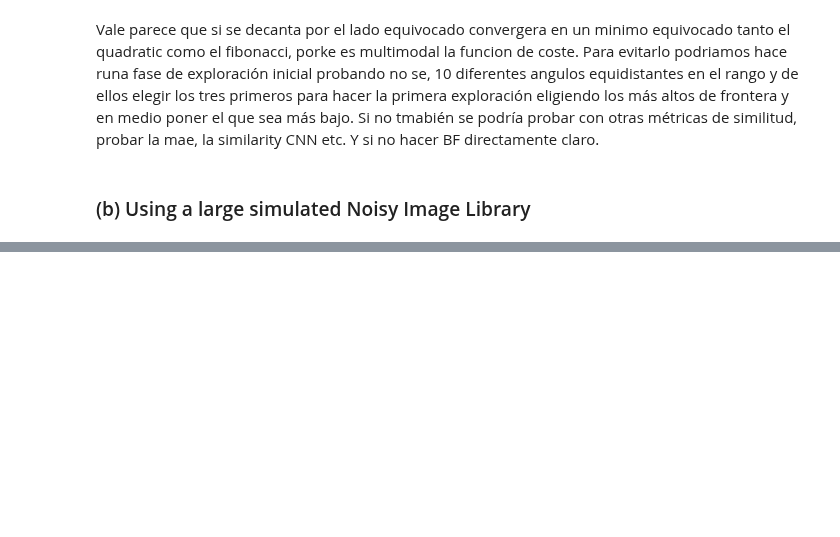
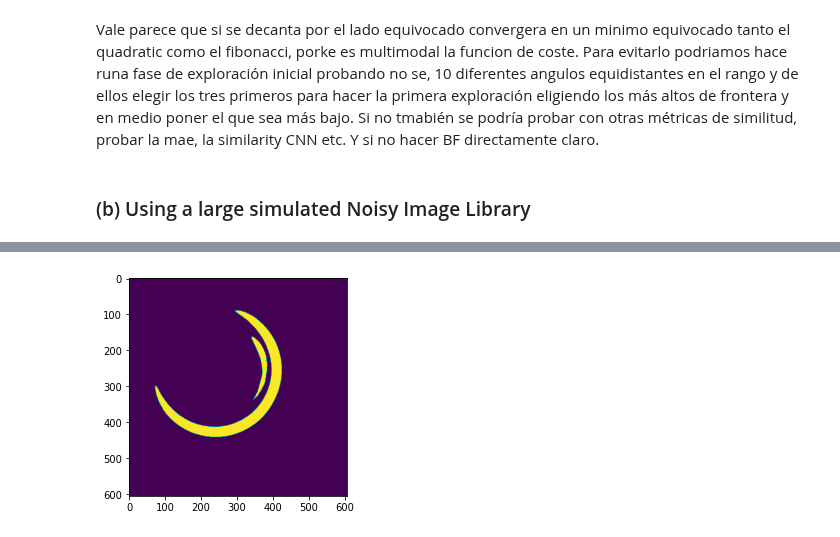
Before and after one commit to Oiangu9/Conical_Refraction_Polarimeter, a Jupyter notebook: LAB/ANALYSIS_SCRIPTS/NOTEBOOK_Pipeline_to_Compare_Non_Embedding_Algorithms.ipynb, the cells around one changed output, grey strips where cells are left out. Saved outputs shown, nothing was run; the diff lists cells and outputs as text; code cells hidden in the pictures; blank space fills up the shorter version.

```diff
--- a/LAB/ANALYSIS_SCRIPTS/NOTEBOOK_Pipeline_to_Compare_Non_Embedding_Algorithms.ipynb
+++ b/LAB/ANALYSIS_SCRIPTS/NOTEBOOK_Pipeline_to_Compare_Non_Embedding_Algorithms.ipynb
@@ -2415,0 +3234,9 @@ table_per_image[exp_names[0]][50:]
+# %%
+from skimage.filters import threshold_otsu
+thresh = threshold_otsu(im)
+binary = im > thresh
+
+plt.imshow(binary)
+plt.show()
+# %% [output]
+[figure, added]
```
Also changed, not shown: parts of 49 cells of this notebook, 2 other files.
